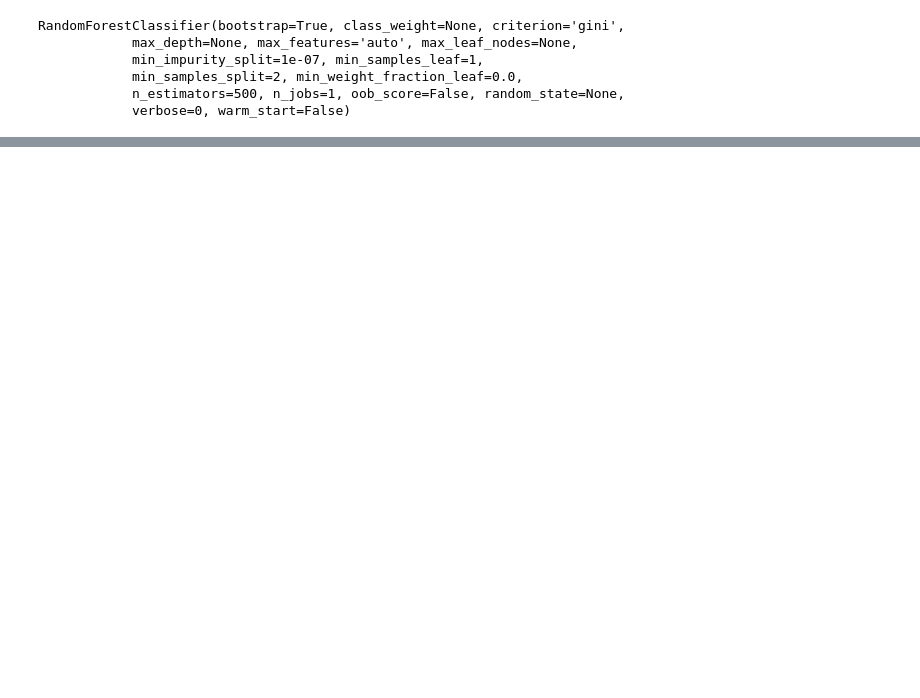
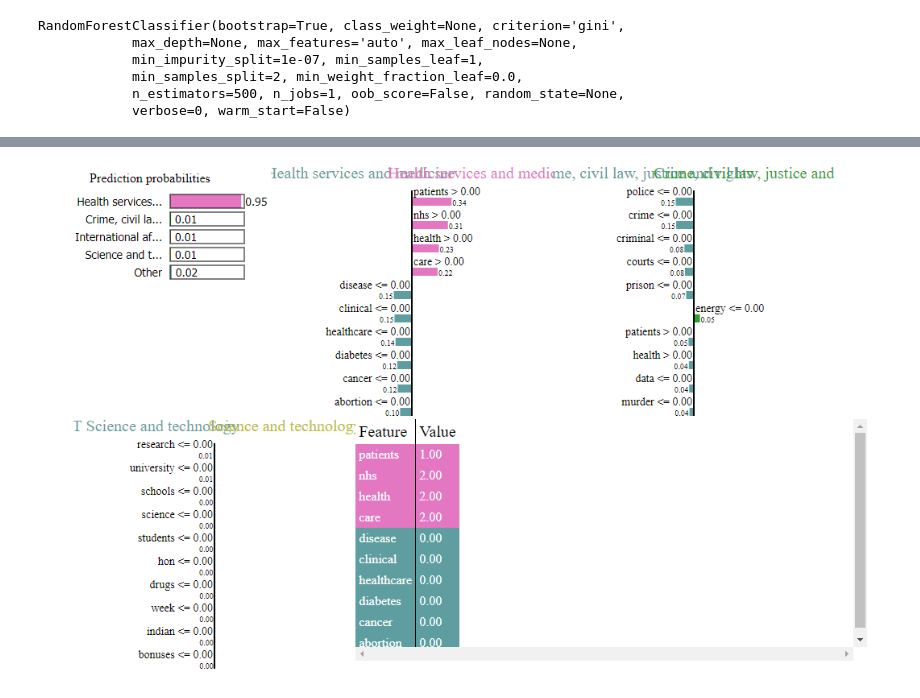
Before and after one commit to KMNitesh/parlpublic, a Jupyter notebook: Lime.ipynb, the cells around one changed output, grey strips where cells are left out. Saved outputs shown, nothing was run; the diff lists cells and outputs as text; code cells hidden in the pictures; blank space fills up the shorter version.

Commit message:
Added example img and notes

```diff
--- a/Lime.ipynb
+++ b/Lime.ipynb
@@ -192,3 +172,10 @@ exp = explainer.explain_instance(test[i], rf.predict_proba, num_features=10, top
 exp.show_in_notebook(show_table=True, show_all=False)
 # %% [output]
 [interactive output not drawn]
+# %%
+# Example that a piece of text that's classified as health services with .95 probability
+# You can tell for each class (here there are 3), which text features contributed to the prediction and to what degree
+from IPython.display import Image
+Image(filename='explainml.png')
+# %% [output]
+[figure, added]
```
Also changed, not shown: parts of 7 cells of this notebook, 3 other files.
